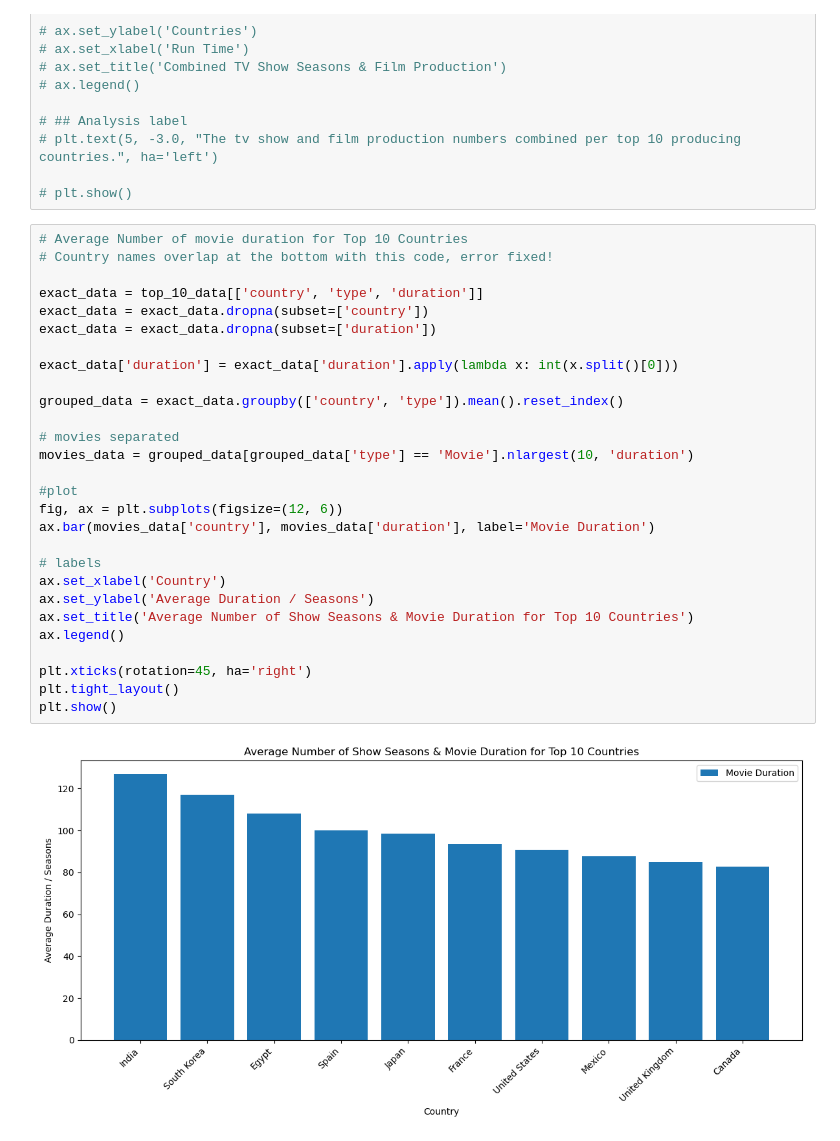
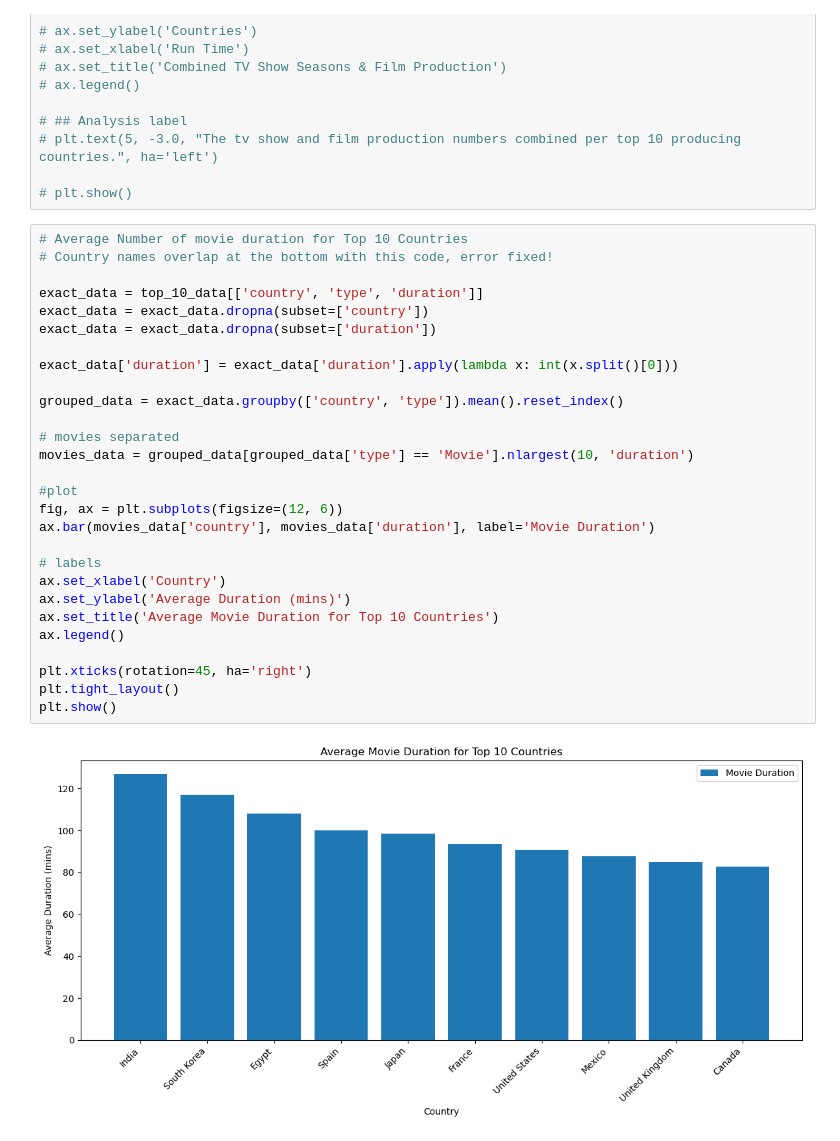
Before and after one commit to AdriannaDJ/Project_1, a Jupyter notebook: Final_Netflix_Top_10_Countries.ipynb, the cells around one changed output. Saved outputs shown, nothing was run; the diff lists cells and outputs as text.

```diff
--- a/Final_Netflix_Top_10_Countries.ipynb
+++ b/Final_Netflix_Top_10_Countries.ipynb
@@ -603,33 +603,33 @@ plt.show()
 # %%
 # Average Number of movie duration for Top 10 Countries
 # Country names overlap at the bottom with this code, error fixed!
 
 exact_data = top_10_data[['country', 'type', 'duration']]
 exact_data = exact_data.dropna(subset=['country'])
 exact_data = exact_data.dropna(subset=['duration'])
 
 exact_data['duration'] = exact_data['duration'].apply(lambda x: int(x.split()[0]))
 
 grouped_data = exact_data.groupby(['country', 'type']).mean().reset_index()
 
 # movies separated
 movies_data = grouped_data[grouped_data['type'] == 'Movie'].nlargest(10, 'duration')
 
 #plot
 fig, ax = plt.subplots(figsize=(12, 6))
 ax.bar(movies_data['country'], movies_data['duration'], label='Movie Duration')
 
 # labels
 ax.set_xlabel('Country')
-ax.set_ylabel('Average Duration / Seasons')
-ax.set_title('Average Number of Show Seasons & Movie Duration for Top 10 Countries')
+ax.set_ylabel('Average Duration (mins)')
+ax.set_title('Average Movie Duration for Top 10 Countries')
 ax.legend()
 
 plt.xticks(rotation=45, ha='right')
 plt.tight_layout()
 plt.show()
 # %% [output]
-[figure, old version]
+[figure, new version]
 # %%
 #Plotting Average Number of Show Seasons for Top 10 Countries (Across Movies & TV Shows)
 tv_shows_data = grouped_data[grouped_data['type'] == 'TV Show'].nlargest(10, 'duration')
```
Also changed, not shown: parts of 1 cell of this notebook, 1 other file.
